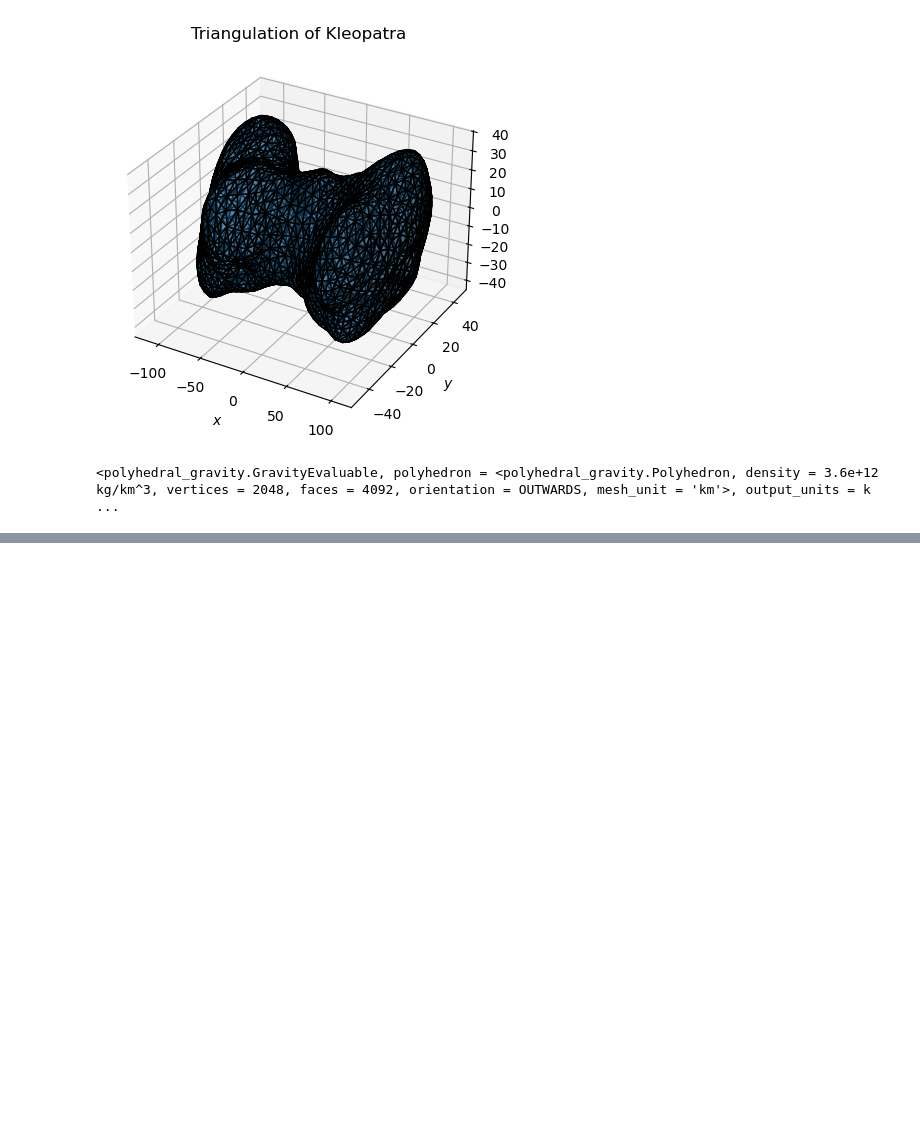
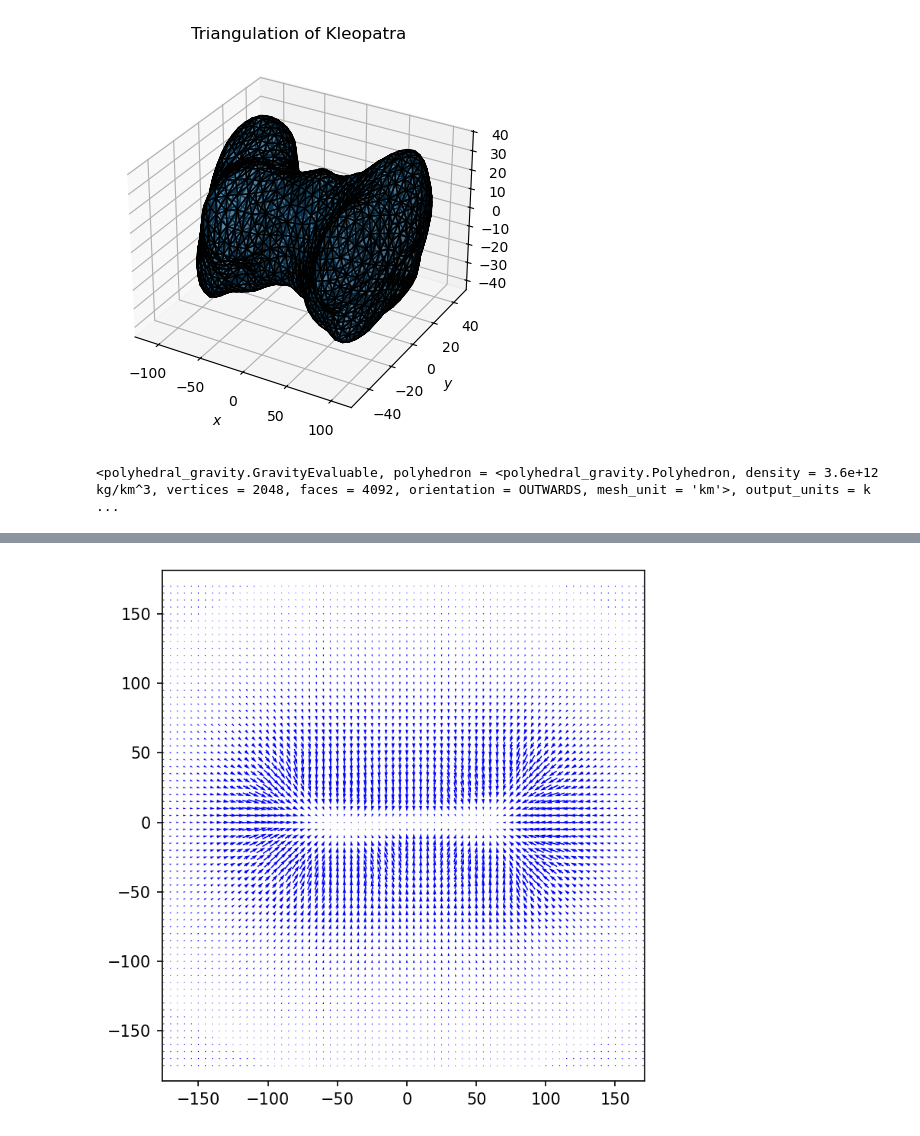
Before and after one commit to esa/polyhedral-gravity-model, a Jupyter notebook: script/Kleopatra.ipynb, the cells around one changed output, grey strips where cells are left out. Drawn from its saved outputs; the diff is of its cells as text; code cells hidden in the pictures; blank space fills up the shorter version.

```diff
--- a/script/Kleopatra.ipynb
+++ b/script/Kleopatra.ipynb
@@ -103,0 +96,32 @@ evaluable_kleopatra.output_units
+# %%
+X = np.arange (-175, 175, 5)
+Y = np.arange(-175, 175, 5)
+
+# We require Z to be zero for the XY plane
+computation_points = np.array(np.meshgrid(X, Y, [0])).T.reshape(-1, 3)
+gravity_results = evaluable_kleopatra(
+    computation_points=computation_points,
+)
+# %%
+accelerations = np.array([i[1][:] for i in gravity_results])
+accelerations = np.delete(accelerations, 2, 1)
+
+plotX = computation_points[:, 0].reshape(len(X), -1)
+plotY = computation_points[:, 1].reshape(len(Y), -1)
+
+plotU = np.reshape(accelerations[:, 0], (len(X), -1))
+plotV = np.reshape(accelerations[:, 1], (len(Y), -1))
+
+fig, ax = plt.subplots(figsize=(5, 5), dpi=150)
+
+
+ax.quiver(plotX, plotY, plotU, plotV, angles='xy', linewidth=0.1, color='b', pivot='mid', units='xy')
+
+ax.axis('equal')
+ax.set_xlim(X.min(), X.max())
+ax.set_ylim(Y.min(), Y.max())
+
+fig.tight_layout()
+plt.show()
+# %% [output]
+[figure, added]
```
Also changed, not shown: parts of 11 cells of this notebook, 1 other file.
